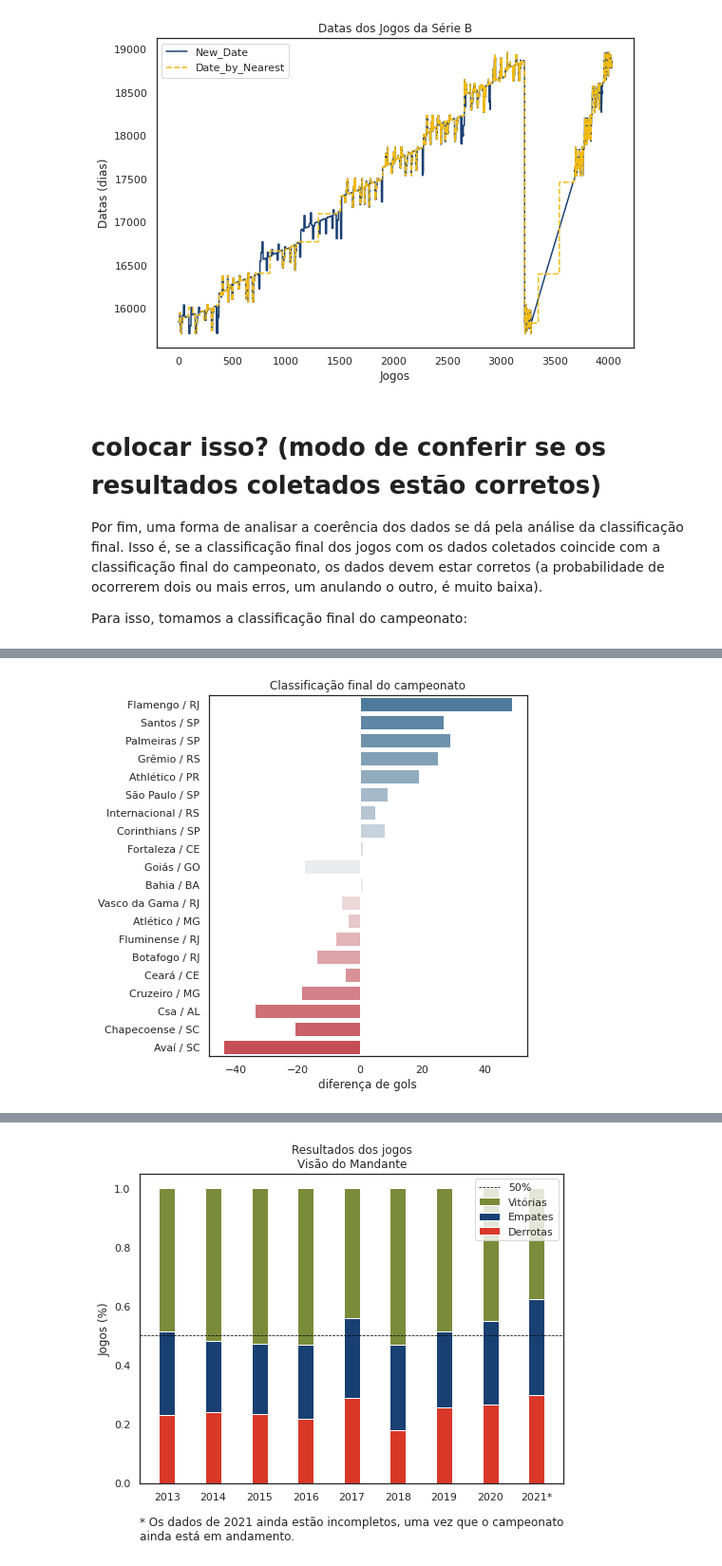
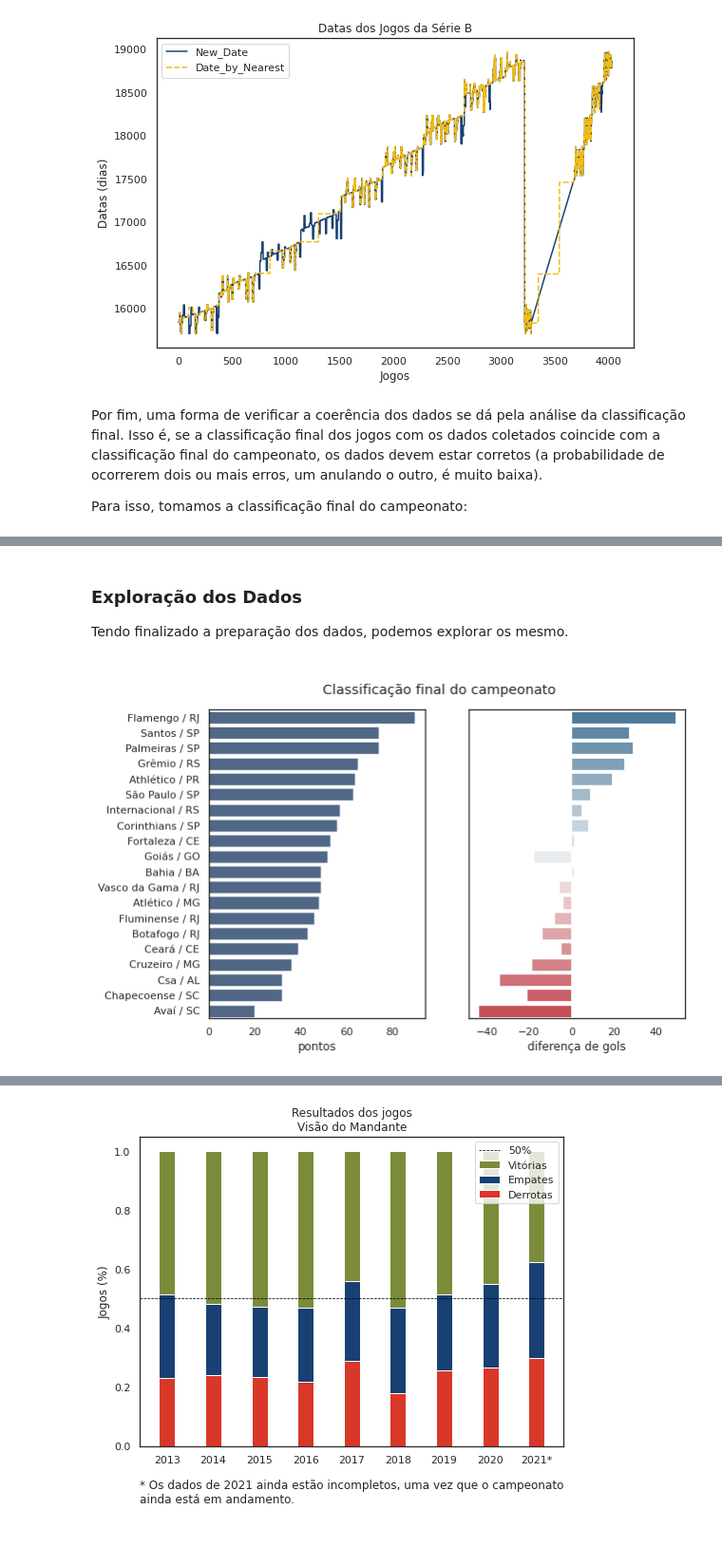
Before and after one commit to HannaRF/web-scraping, a Jupyter notebook: project.ipynb, the cells around one changed output, grey strips where cells are left out. Shown at 95% size. Cells and saved outputs as stored; diff of their text form; code cells hidden in the pictures; blank space fills up the shorter version.

```diff
--- a/project.ipynb
+++ b/project.ipynb
@@ -1108,9 +1093,7 @@ plt.show()
 # %% [output]
 [figure]
 # %% [markdown]
-# colocar isso? (modo de conferir se os resultados coletados estão corretos)
-
-Por fim, uma forma de analisar a coerência dos dados se dá pela análise da classificação final. Isso é, se a classificação final dos jogos com os dados coletados coincide com a classificação final do campeonato, os dados devem estar corretos (a probabilidade de ocorrerem dois ou mais erros, um anulando o outro, é muito baixa).
+Por fim, uma forma de verificar a coerência dos dados se dá pela análise da classificação final. Isso é, se a classificação final dos jogos com os dados coletados coincide com a classificação final do campeonato, os dados devem estar corretos (a probabilidade de ocorrerem dois ou mais erros, um anulando o outro, é muito baixa).
 
 Para isso, tomamos a classificação final do campeonato:
 # %%
@@ -1136,15 +1119,21 @@ table
 | Csa / AL | 32 | 38 | 8 | 8 | 22 | 24 | 58 | -34 |
 | Chapecoense / SC | 32 | 38 | 7 | 11 | 20 | 31 | 52 | -21 |
 | Avaí / SC | 20 | 38 | 3 | 11 | 24 | 18 | 62 | -44 |
+# %% [markdown]
+### Exploração dos Dados
+
+Tendo finalizado a preparação dos dados, podemos explorar os mesmo.
 # %%
-plt.figure(figsize=(6,7))
-sns.barplot(x="goal difference",y=table.index , data=table,
+fig, axs = plt.subplots(1, 2, figsize=(9, 6), sharey=True)
+sns.barplot(ax=axs[0],x="points",y=table.index , data=table,color=colors['azul'],alpha = 0.8)
+sns.barplot(ax=axs[1],x="goal difference",y=table.index , data=table,
             palette=sns.diverging_palette(240, 10, n=20))
-plt.title("Classificação final do campeonato")
-plt.xlabel("diferença de gols")
+fig.suptitle("\nClassificação final do campeonato")
+axs[0].set_xlabel('pontos')
+axs[1].set_xlabel('diferença de gols')
 plt.show()
 # %% [output]
-[figure, old version]
+[figure, new version]
 # %% [markdown]
 Tendo passado por todas as classificações finais rapidamente, podemos concluir que os resultados dos jogos estão corretos.
 
```
Also changed, not shown: parts of 6 cells of this notebook.
